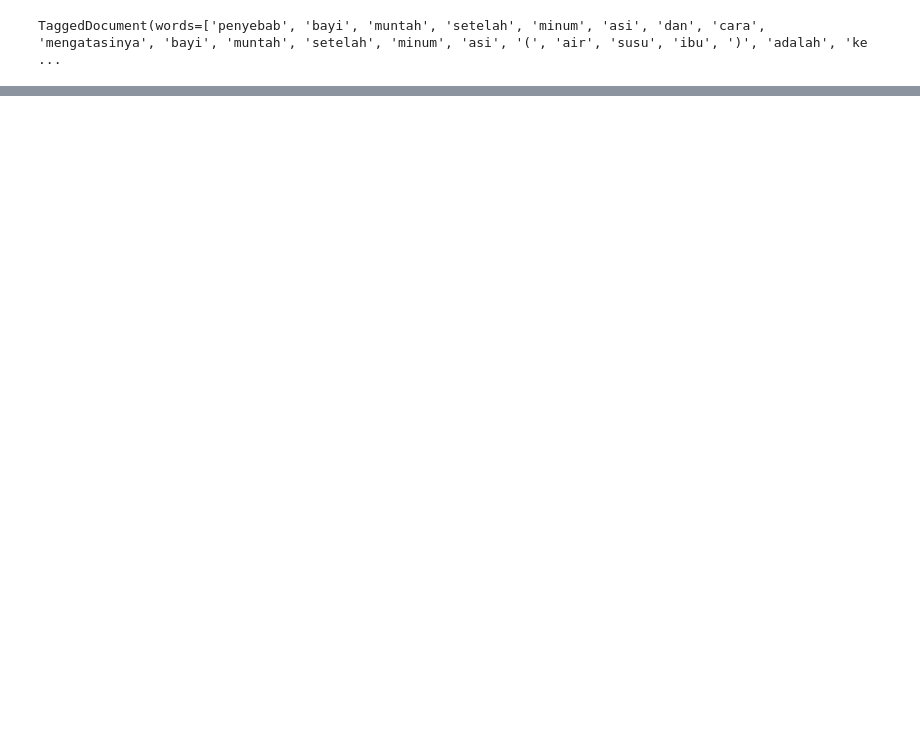
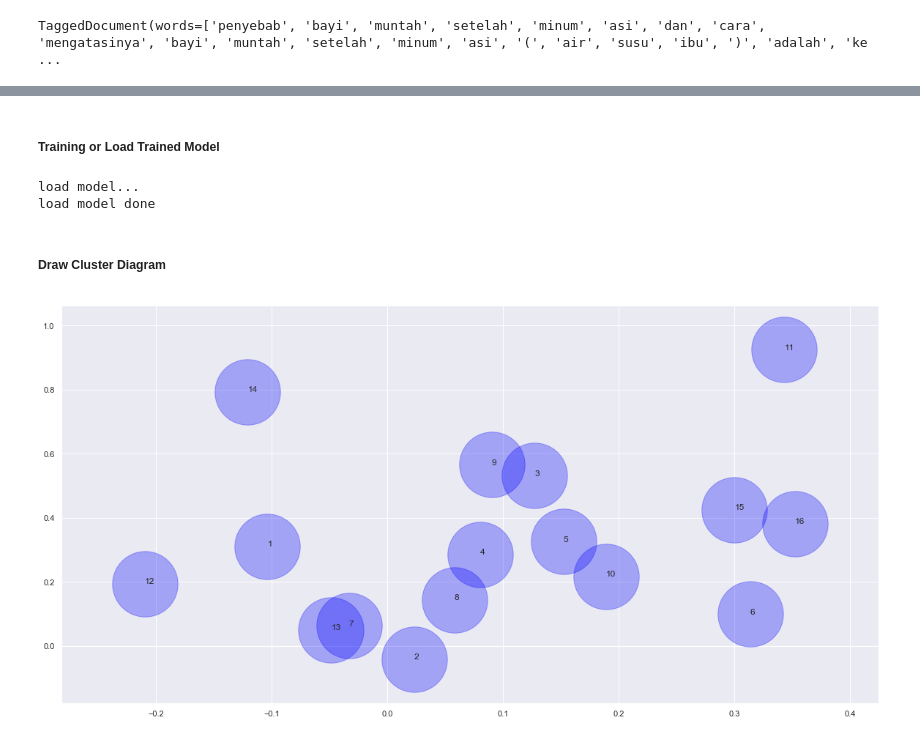
Before and after one commit to kadriansyah/notebook, a Jupyter notebook: alodokter-doc2vec-article/articles-train.ipynb, the cells around one changed output, grey strips where cells are left out. Drawn from its saved outputs; the diff is of its cells as text; code cells hidden in the pictures; blank space fills up the shorter version.

```diff
--- a/alodokter-doc2vec-article/articles-train.ipynb
+++ b/alodokter-doc2vec-article/articles-train.ipynb
@@ -250,0 +213,20 @@ training epoch 3 ...
+# %% [markdown]
+##### Training or Load Trained Model
+# %%
+training = False
+if training:
+    n_clusters = 16
+    trained_vectors = [model.docvecs[i] for i in range(len(model.docvecs))]
+    print('clustering...')
+    kmeans = KMeans(n_clusters=n_clusters).fit(trained_vectors)
+    clusters = kmeans.labels_.tolist()
+    # save the model
+    pickle.dump(kmeans, open('model/kmeans.pkl','wb'))
+    print('clustering done')
+else:
+    print('load model...')
+    kmeans = pickle.load(open('model/kmeans.pkl', 'rb'))
+    print('load model done')
+# %% [output]
+load model...
+load model done
@@ -250,0 +236,10 @@ training epoch 3 ...
+# %% [markdown]
+##### Draw Cluster Diagram
+# %%
+centroids = kmeans.cluster_centers_
+plt.rcParams["figure.figsize"] = (20,10)
+plt.scatter(centroids[:,0], centroids[:,1], c='blue', s=8000, alpha=0.3);
+for i in range(0,n_clusters):
+    plt.annotate(str(i+1), (centroids[i:i+1,0], centroids[i:i+1,1]))
+# %% [output]
+[figure, added]
```
Also changed, not shown: parts of 12 cells of this notebook.
